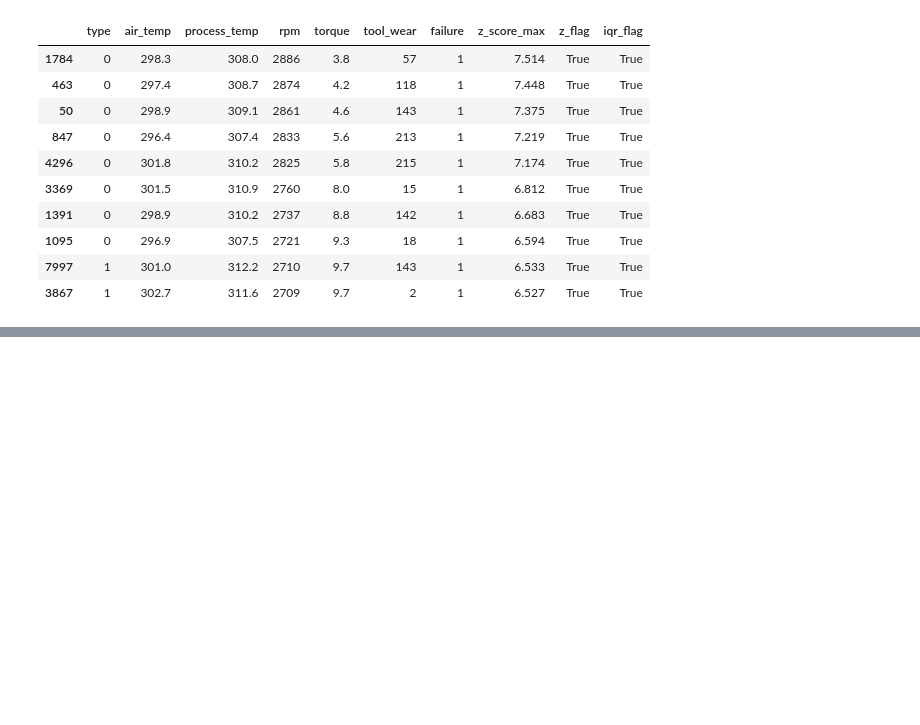
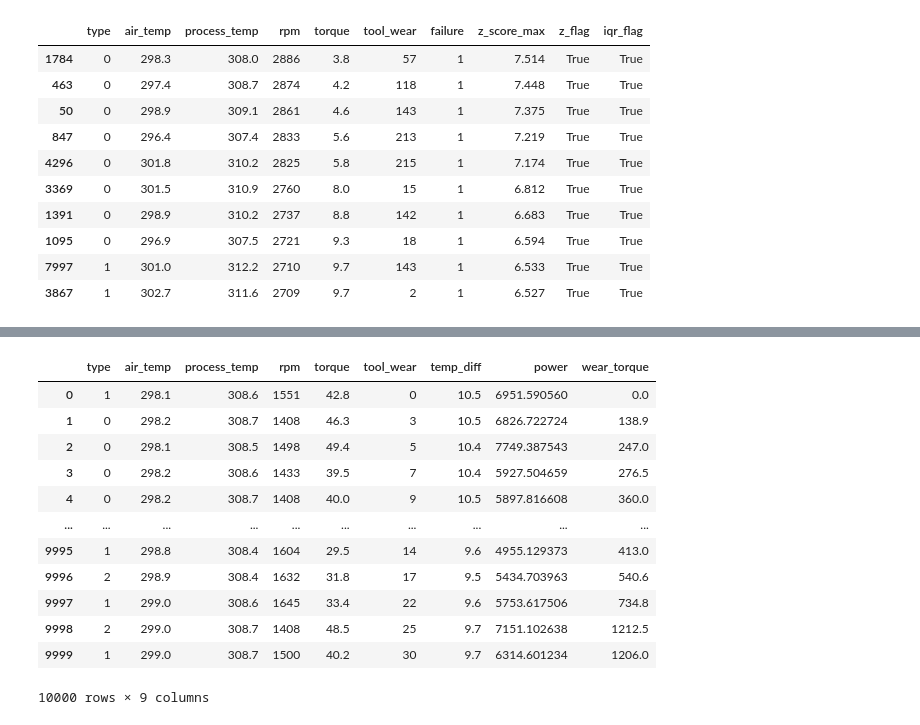
Before and after one commit to Ashwinvinod7/Statiscal_Anamoly_Detection_and_machine-_failure_prediction, a Jupyter notebook: ML_PROJECT_MFP/statiscal_anamoly_detection_and_machine_failure_prediction.ipynb, the cells around one changed output, grey strips where cells are left out. Cells and saved outputs as stored; diff of their text form; code cells hidden in the pictures; blank space fills up the shorter version.

```diff
--- a/ML_PROJECT_MFP/statiscal_anamoly_detection_and_machine_failure_prediction.ipynb
+++ b/ML_PROJECT_MFP/statiscal_anamoly_detection_and_machine_failure_prediction.ipynb
@@ -383,0 +449,19 @@ flagged[flagged["z_flag"] | flagged["iqr_flag"]].sort_values("z_score_max", asce
+# %%
+X = df[features]
+y = df["failure"]
+# %%
+X
+# %% [output]
+|  | type | air_temp | process_temp | rpm | torque | tool_wear | temp_diff | power | wear_torque |
+| 0 | 1 | 298.1 | 308.6 | 1551 | 42.8 | 0 | 10.5 | 6951.590560 | 0.0 |
+| 1 | 0 | 298.2 | 308.7 | 1408 | 46.3 | 3 | 10.5 | 6826.722724 | 138.9 |
+| 2 | 0 | 298.1 | 308.5 | 1498 | 49.4 | 5 | 10.4 | 7749.387543 | 247.0 |
+| 3 | 0 | 298.2 | 308.6 | 1433 | 39.5 | 7 | 10.4 | 5927.504659 | 276.5 |
+| 4 | 0 | 298.2 | 308.7 | 1408 | 40.0 | 9 | 10.5 | 5897.816608 | 360.0 |
+| ... | ... | ... | ... | ... | ... | ... | ... | ... | ... |
+| 9995 | 1 | 298.8 | 308.4 | 1604 | 29.5 | 14 | 9.6 | 4955.129373 | 413.0 |
+| 9996 | 2 | 298.9 | 308.4 | 1632 | 31.8 | 17 | 9.5 | 5434.703963 | 540.6 |
+| 9997 | 1 | 299.0 | 308.6 | 1645 | 33.4 | 22 | 9.6 | 5753.617506 | 734.8 |
+| 9998 | 2 | 299.0 | 308.7 | 1408 | 48.5 | 25 | 9.7 | 7151.102638 | 1212.5 |
+| 9999 | 1 | 299.0 | 308.7 | 1500 | 40.2 | 30 | 9.7 | 6314.601234 | 1206.0 |
+10000 rows × 9 columns
```
Also changed, not shown: parts of 34 cells of this notebook.
